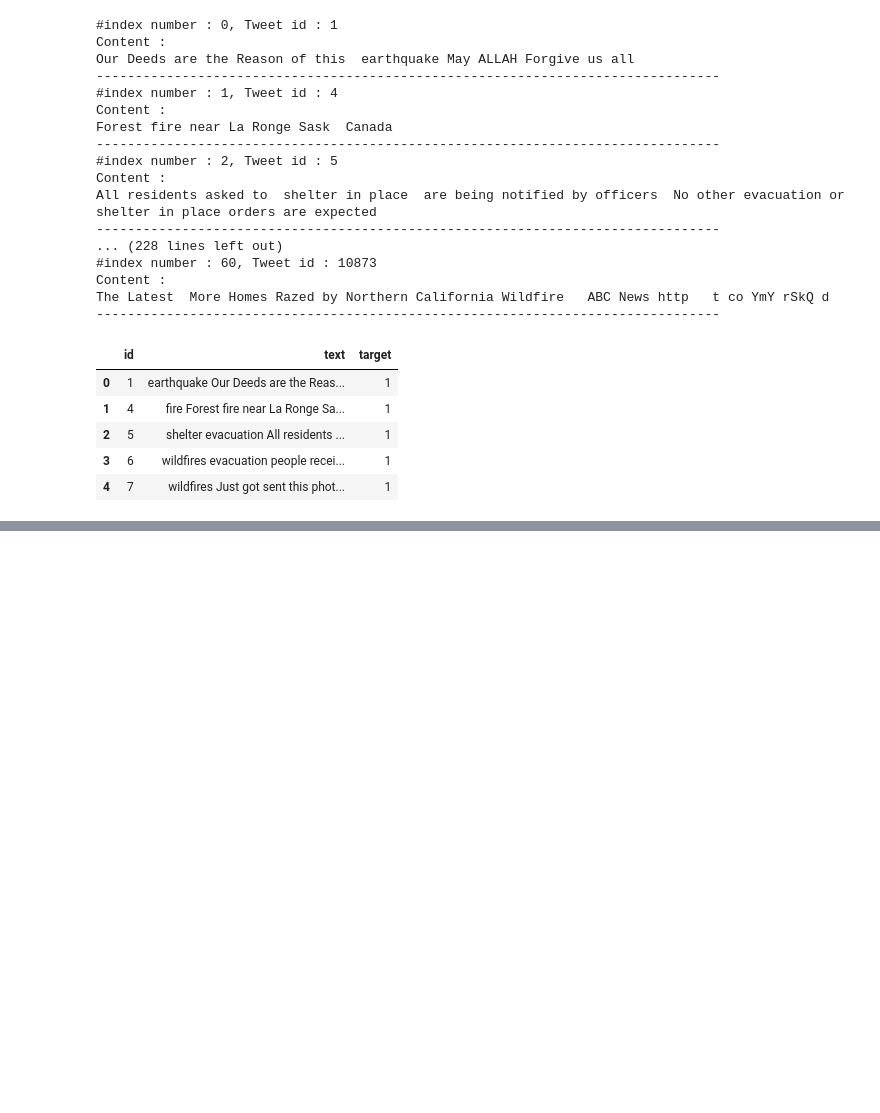
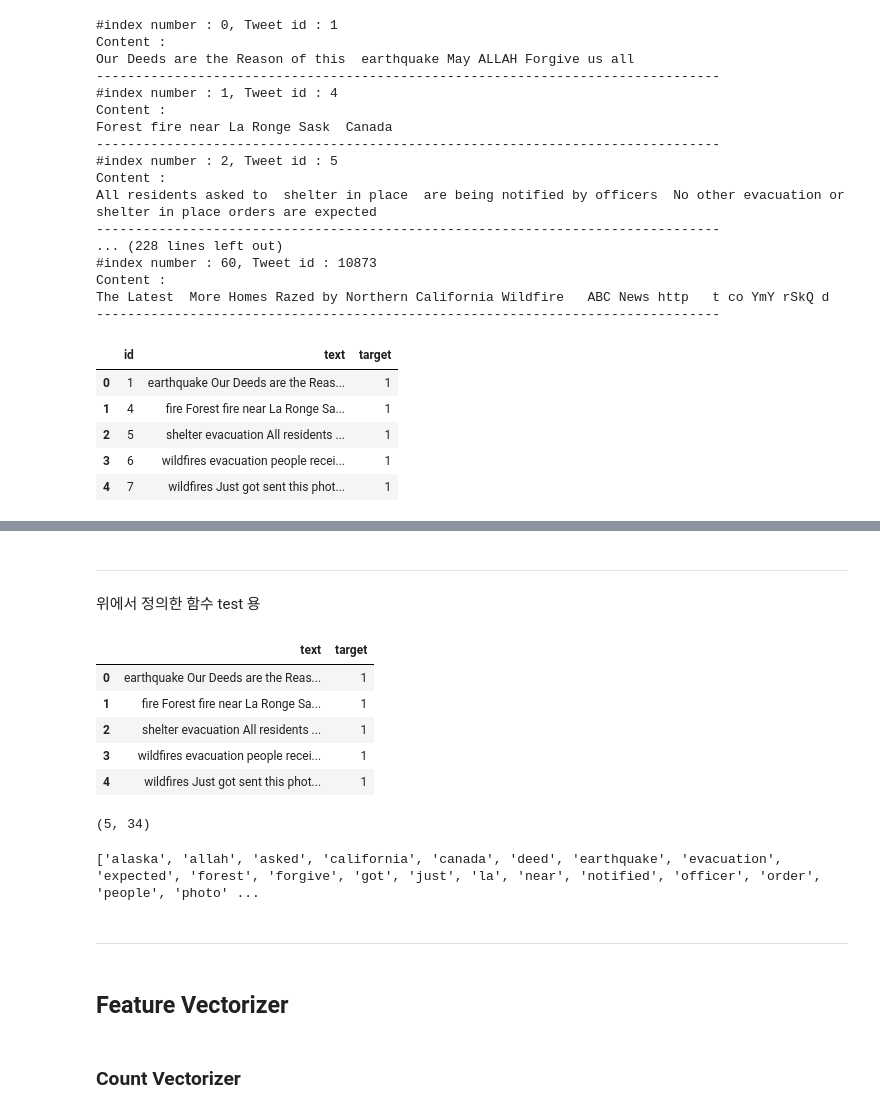
Before and after one commit to young-hun-jo/KaggleStruggle, a Jupyter notebook: disaster_tweet/tweet_classification.ipynb, the cells around one changed output, grey strips where cells are left out. Saved outputs shown, nothing was run; the diff lists cells and outputs as text; code cells hidden in the pictures; blank space fills up the shorter version.

Commit message:
convert text to feature vectorizer

```diff
--- a/disaster_tweet/tweet_classification.ipynb
+++ b/disaster_tweet/tweet_classification.ipynb
@@ -195,0 +187,52 @@ del tweet['id']
+# %%
+from nltk.tokenize import TreebankWordTokenizer
+from nltk.stem import WordNetLemmatizer
+import nltk
+import re
+stopwords = nltk.corpus.stopwords.words('english')
+
+def preprocess_text(text):
+    # 문자열 1,2개 길이 없애주기
+    # 토큰화
+    tokens = TreebankWordTokenizer().tokenize(text.lower())
+    # 어간추출
+    lemma_tokens = [WordNetLemmatizer().lemmatize(token) for token in tokens]
+    return lemma_tokens
+
+def remove_shortwords(text):
+    shortword = re.compile('\W*\b\w{1,2}\b')
+    text = shortword.sub('', text)
+    return text
+# %% [markdown]
+---
+위에서 정의한 함수 test 용
+# %%
+test = tweet.iloc[:5].copy()
+test['text'] = test['text'].apply(remove_shortwords)
+test
+# %% [output]
+|  | text | target |
+| 0 | earthquake Our Deeds are the Reas... | 1 |
+| 1 | fire Forest fire near La Ronge Sa... | 1 |
+| 2 | shelter evacuation All residents ... | 1 |
+| 3 | wildfires evacuation people recei... | 1 |
+| 4 | wildfires Just got sent this phot... | 1 |
+# %%
+from sklearn.feature_extraction.text import CountVectorizer
+
+cnt_vect = CountVectorizer(tokenizer=preprocess_text,
+                          stop_words='english')
+ftr_vect = cnt_vect.fit_transform(test['text'])
+print(ftr_vect.shape)
+# %% [output]
+(5, 34)
+# %%
+print(cnt_vect.get_feature_names())
+# %% [output]
+['alaska', 'allah', 'asked', 'california', 'canada', 'deed', 'earthquake', 'evacuation', 'expected', 'forest', 'forgive', 'got', 'just', 'la', 'near', 'notified', 'officer', 'order', 'people', 'photo' ...
+# %% [markdown]
+---
+# %% [markdown]
+## Feature Vectorizer
+# %% [markdown]
+### Count Vectorizer
```
Also changed, not shown: parts of 5 cells of this notebook.
